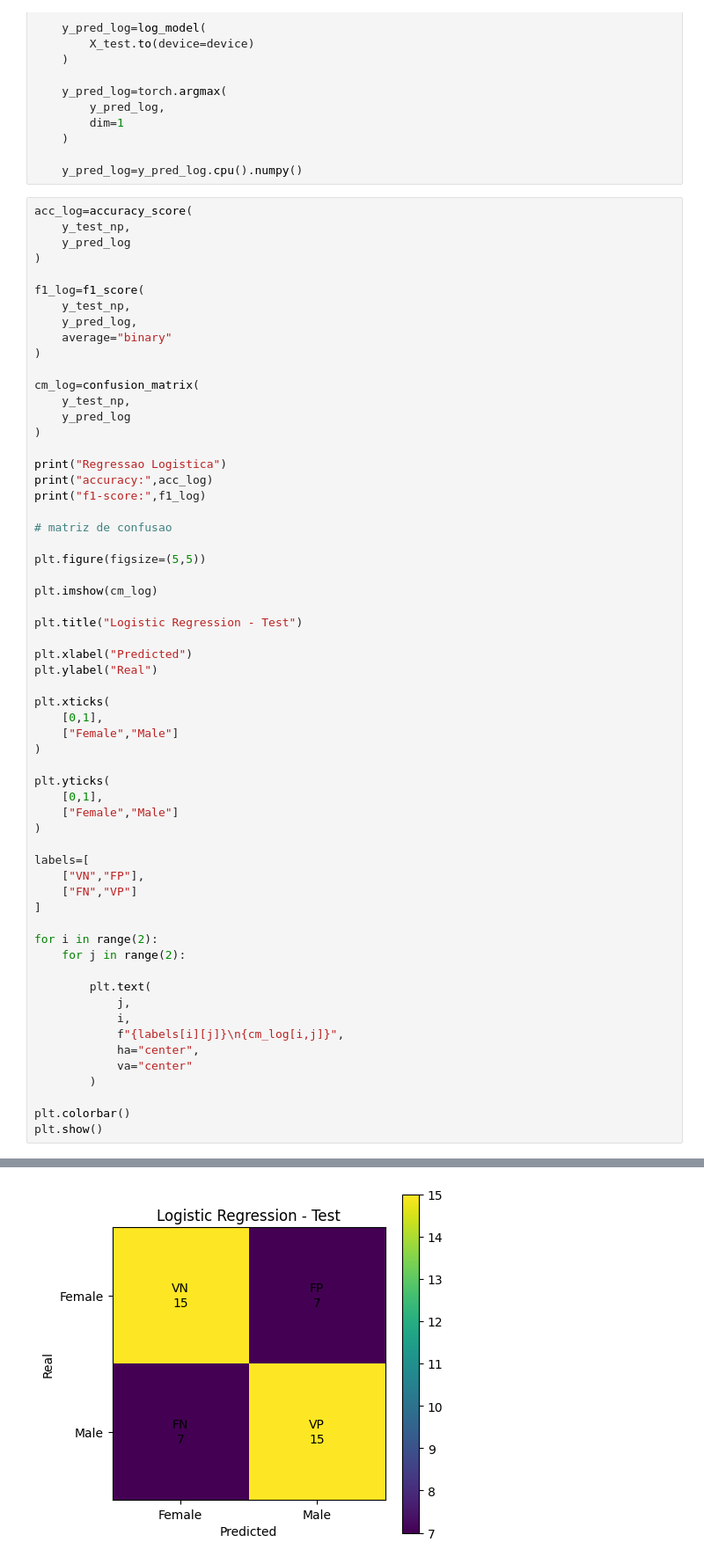
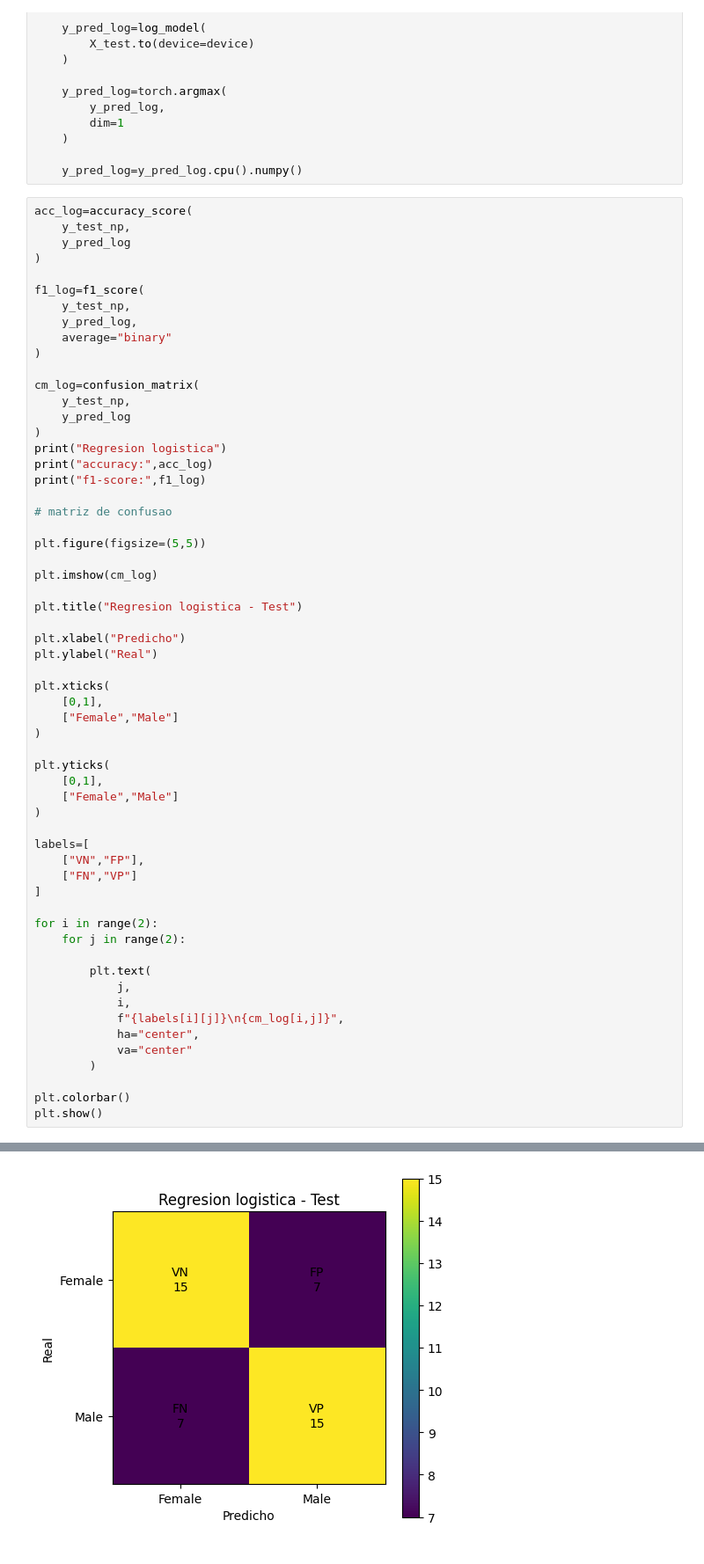
Before and after one commit to Gibonn24/Fundamentos-de-sistemas-Electr-nicos, a Jupyter notebook: ex_entrega_avaliacao_2026/ex_entrega_avaliacao_2026.ipynb, the cells around one changed output, grey strips where cells are left out. Shown at 88% size. Saved outputs shown, nothing was run; the diff lists cells and outputs as text.

```diff
--- a/ex_entrega_avaliacao_2026/ex_entrega_avaliacao_2026.ipynb
+++ b/ex_entrega_avaliacao_2026/ex_entrega_avaliacao_2026.ipynb
@@ -665,8 +665,7 @@ cm_log=confusion_matrix(
     y_test_np,
     y_pred_log
 )
-
-print("Regressao Logistica")
+print("Regresion logistica")
 print("accuracy:",acc_log)
 print("f1-score:",f1_log)
 
@@ -676,9 +675,9 @@ plt.figure(figsize=(5,5))
 
 plt.imshow(cm_log)
 
-plt.title("Logistic Regression - Test")
+plt.title("Regresion logistica - Test")
 
-plt.xlabel("Predicted")
+plt.xlabel("Predicho")
 plt.ylabel("Real")
 
 plt.xticks(
@@ -714,3 +713,3 @@ Regressao Logistica
 accuracy: 0.6818181818181818
 f1-score: 0.6818181818181818
-[figure, old version]
+[figure, new version]
```
Also changed, not shown: parts of 4 cells of this notebook.
